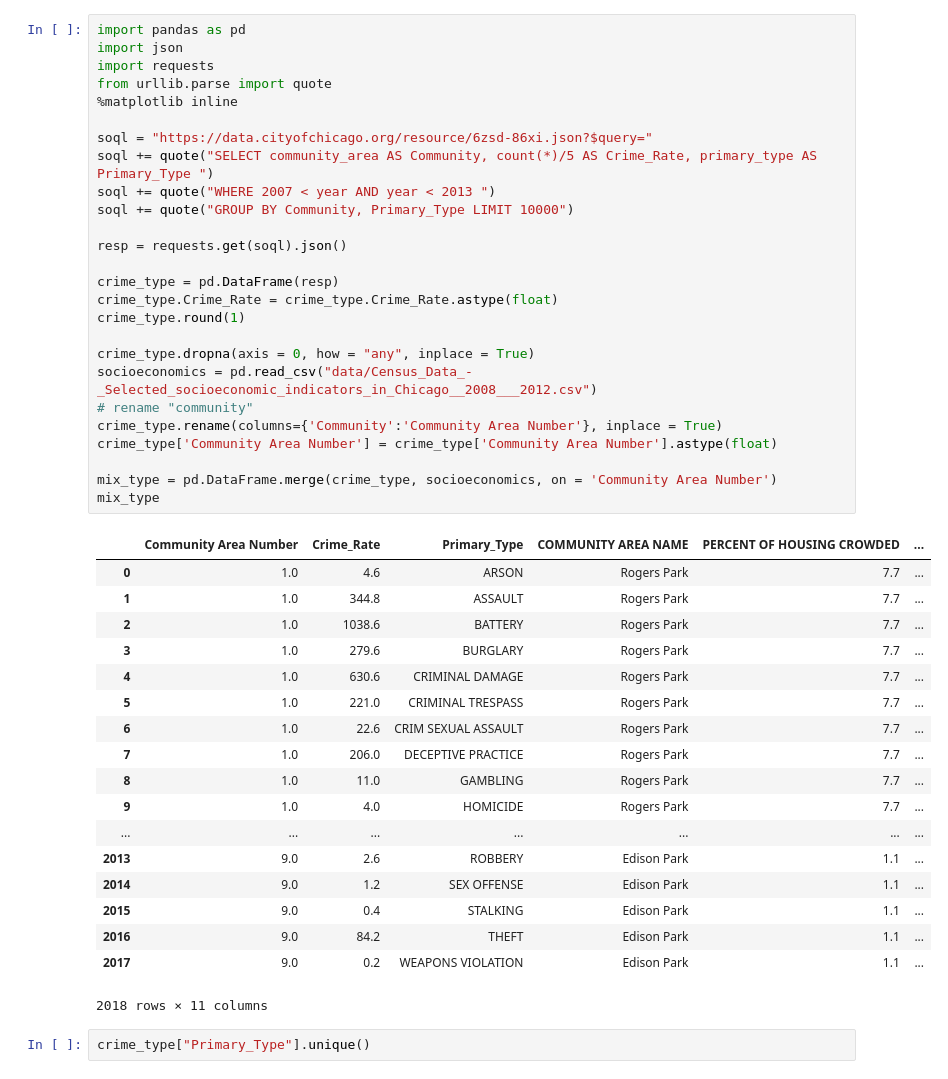
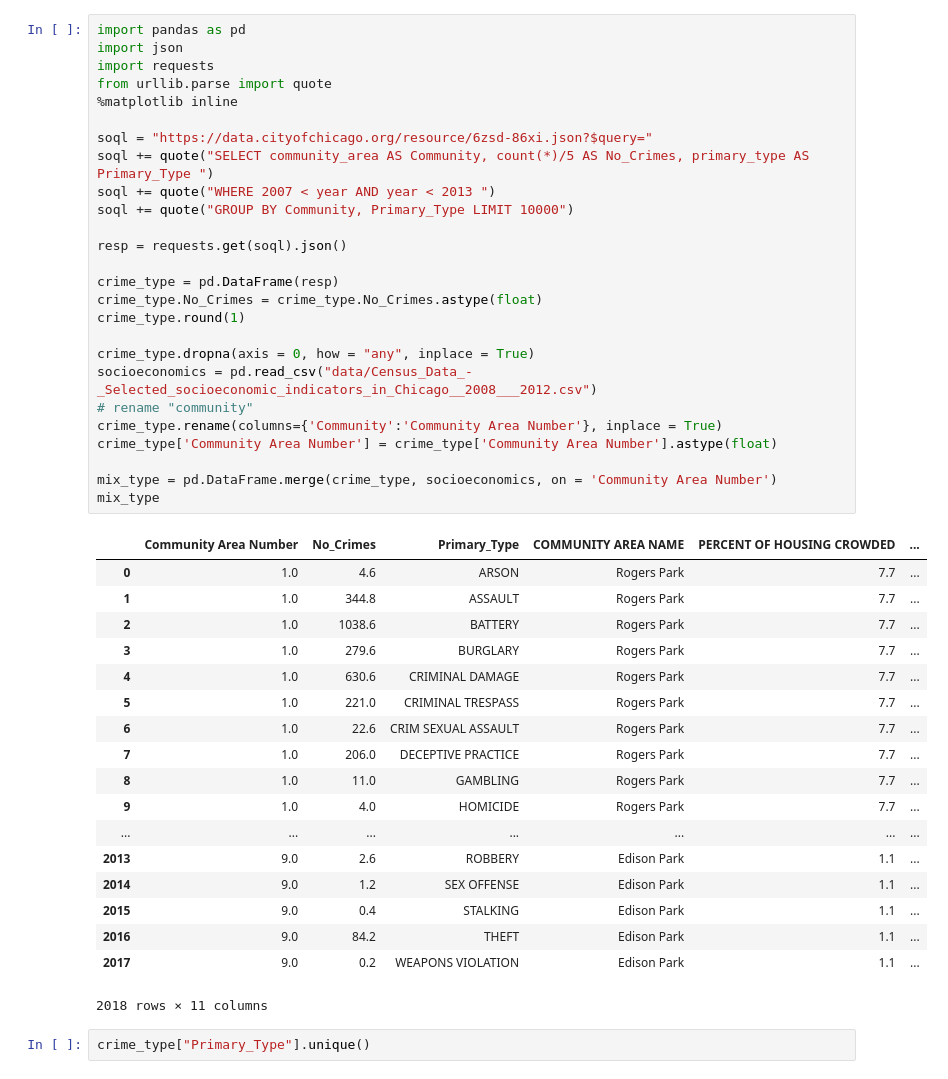
Before and after one commit to bac2qh/ippp_Final_Project, a Jupyter notebook: Crime_Type_Reg_xin.ipynb, the cells around one changed output. Drawn from its saved outputs; the diff is of its cells as text.

```diff
--- a/Crime_Type_Reg_xin.ipynb
+++ b/Crime_Type_Reg_xin.ipynb
@@ -1,31 +1,31 @@
 # %%
 import pandas as pd
 import json
 import requests
 from urllib.parse import quote
 %matplotlib inline
 
 soql = "https://data.cityofchicago.org/resource/6zsd-86xi.json?$query="
-soql += quote("SELECT community_area AS Community, count(*)/5 AS Crime_Rate, primary_type AS Primary_Type ")
+soql += quote("SELECT community_area AS Community, count(*)/5 AS No_Crimes, primary_type AS Primary_Type ")
 soql += quote("WHERE 2007 < year AND year < 2013 ")
 soql += quote("GROUP BY Community, Primary_Type LIMIT 10000")
 
 resp = requests.get(soql).json()
 
 crime_type = pd.DataFrame(resp)
-crime_type.Crime_Rate = crime_type.Crime_Rate.astype(float)
+crime_type.No_Crimes = crime_type.No_Crimes.astype(float)
 crime_type.round(1)
 
 crime_type.dropna(axis = 0, how = "any", inplace = True)
 socioeconomics = pd.read_csv("data/Census_Data_-_Selected_socioeconomic_indicators_in_Chicago__2008___2012.csv")
 # rename "community"
 crime_type.rename(columns={'Community':'Community Area Number'}, inplace = True)
 crime_type['Community Area Number'] = crime_type['Community Area Number'].astype(float)
 
 mix_type = pd.DataFrame.merge(crime_type, socioeconomics, on = 'Community Area Number')
 mix_type
 # %% [output]
-|  | Community Area Number | Crime_Rate | Primary_Type | COMMUNITY AREA NAME | PERCENT OF HOUSING CROWDED | ... |
+|  | Community Area Number | No_Crimes | Primary_Type | COMMUNITY AREA NAME | PERCENT OF HOUSING CROWDED | ... |
 | 0 | 1.0 | 4.6 | ARSON | Rogers Park | 7.7 | ... |
 | 1 | 1.0 | 344.8 | ASSAULT | Rogers Park | 7.7 | ... |
 | 2 | 1.0 | 1038.6 | BATTERY | Rogers Park | 7.7 | ... |
```
Also changed, not shown: parts of 3 cells of this notebook.
